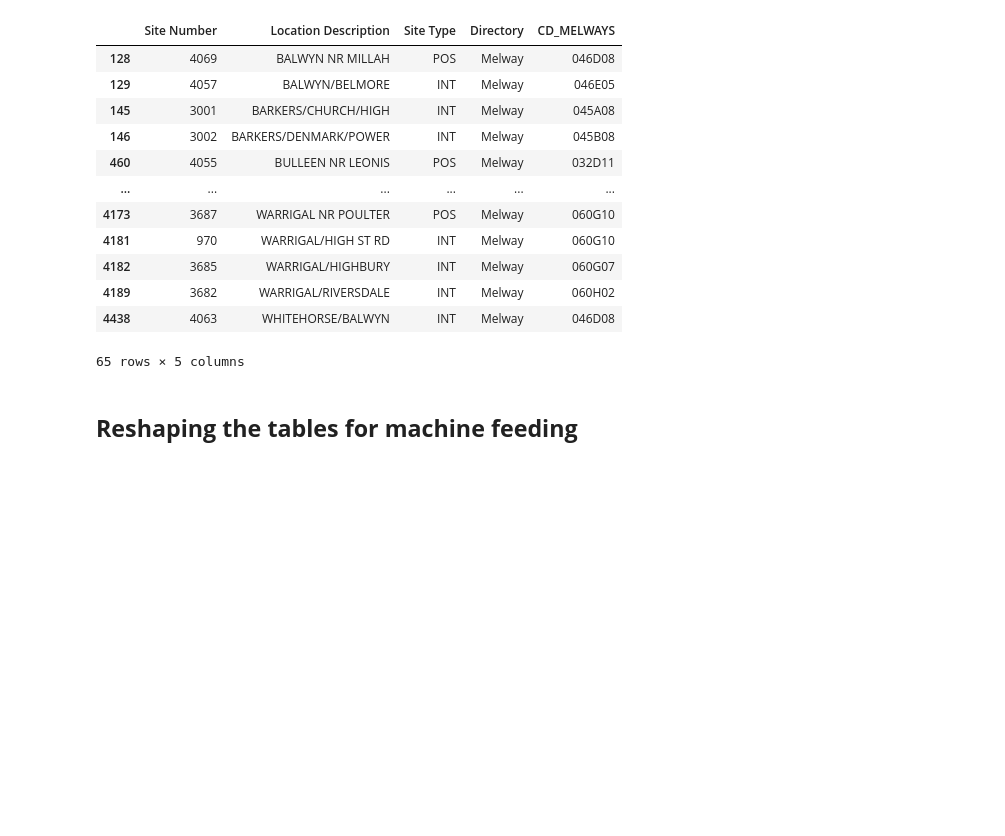
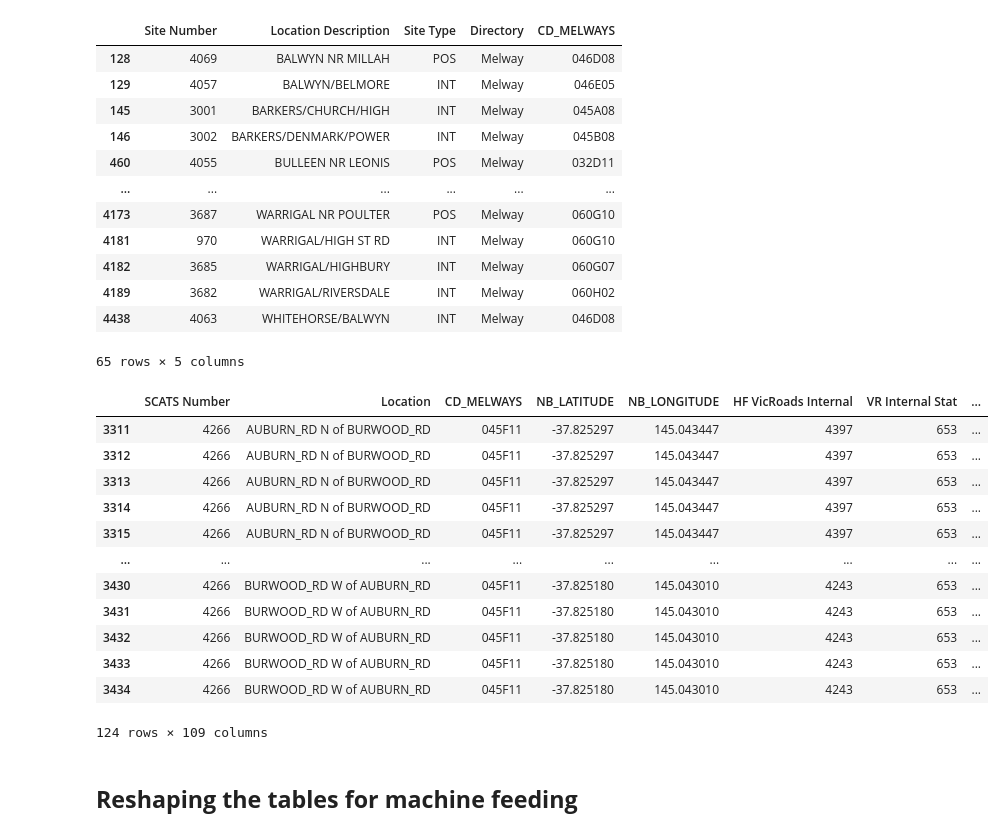
Before and after one commit to hengrvisal/Traffic-Flow-Prediction-System-TPFS, a Jupyter notebook: processing_data.ipynb, the cells around one changed output. Cells and saved outputs as stored; diff of their text form; code cells hidden in the pictures; blank space fills up the shorter version.

```diff
--- a/processing_data.ipynb
+++ b/processing_data.ipynb
@@ -77,6 +88,35 @@ filtered_site_listing_vicroads
 | 4189 | 3682 | WARRIGAL/RIVERSDALE | INT | Melway | 060H02 |
 | 4438 | 4063 | WHITEHORSE/BALWYN | INT | Melway | 046D08 |
 65 rows × 5 columns
+# %%
+# Handling missing values for Latitudes and longitudes for the SCAT Number 4266 using mean imputation
+# Filter for SCATS site number 4266
+site_4266 = df_scats_data_october[df_scats_data_october['SCATS Number'] == 4266]
+
+# Calculating the average latitude and longitude for rows where they are non-zero
+valid_latitudes = site_4266[site_4266['NB_LATITUDE'] != 0]['NB_LATITUDE'].astype(float)
+valid_longitudes = site_4266[site_4266['NB_LONGITUDE'] != 0]['NB_LONGITUDE'].astype(float)
+average_latitude = valid_latitudes.mean()
+average_longitude = valid_longitudes.mean()
+
+df_scats_data_october.loc[(df_scats_data_october['SCATS Number'] == 4266) & (df_scats_data_october['NB_LATITUDE'] == 0), 'NB_LATITUDE'] = average_latitude
+df_scats_data_october.loc[(df_scats_data_october['SCATS Number'] == 4266) & (df_scats_data_october['NB_LONGITUDE'] == 0), 'NB_LONGITUDE'] = average_longitude
+
+df_scats_data_october[df_scats_data_october['SCATS Number'] == 4266]
+# %% [output]
+|  | SCATS Number | Location | CD_MELWAYS | NB_LATITUDE | NB_LONGITUDE | HF VicRoads Internal | VR Internal Stat | ... |
+| 3311 | 4266 | AUBURN_RD N of BURWOOD_RD | 045F11 | -37.825297 | 145.043447 | 4397 | 653 | ... |
+| 3312 | 4266 | AUBURN_RD N of BURWOOD_RD | 045F11 | -37.825297 | 145.043447 | 4397 | 653 | ... |
+| 3313 | 4266 | AUBURN_RD N of BURWOOD_RD | 045F11 | -37.825297 | 145.043447 | 4397 | 653 | ... |
+| 3314 | 4266 | AUBURN_RD N of BURWOOD_RD | 045F11 | -37.825297 | 145.043447 | 4397 | 653 | ... |
+| 3315 | 4266 | AUBURN_RD N of BURWOOD_RD | 045F11 | -37.825297 | 145.043447 | 4397 | 653 | ... |
+| ... | ... | ... | ... | ... | ... | ... | ... | ... |
+| 3430 | 4266 | BURWOOD_RD W of AUBURN_RD | 045F11 | -37.825180 | 145.043010 | 4243 | 653 | ... |
+| 3431 | 4266 | BURWOOD_RD W of AUBURN_RD | 045F11 | -37.825180 | 145.043010 | 4243 | 653 | ... |
+| 3432 | 4266 | BURWOOD_RD W of AUBURN_RD | 045F11 | -37.825180 | 145.043010 | 4243 | 653 | ... |
+| 3433 | 4266 | BURWOOD_RD W of AUBURN_RD | 045F11 | -37.825180 | 145.043010 | 4243 | 653 | ... |
+| 3434 | 4266 | BURWOOD_RD W of AUBURN_RD | 045F11 | -37.825180 | 145.043010 | 4243 | 653 | ... |
+124 rows × 109 columns
 # %% [markdown]
 ## **Reshaping the tables for machine feeding**
 # %%
```
Also changed, not shown: parts of 17 cells of this notebook, 3 other files.
